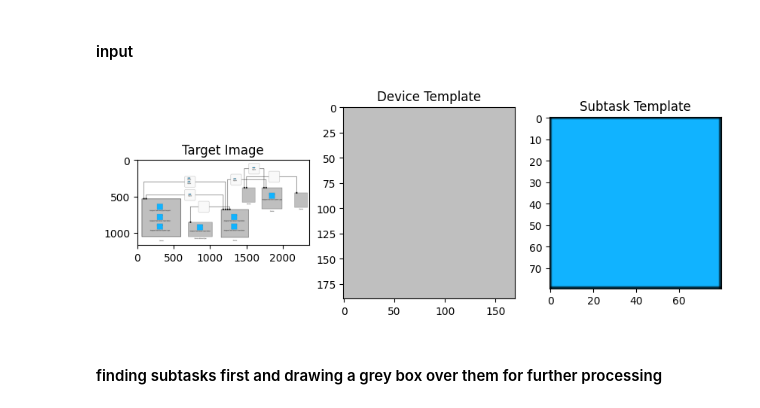
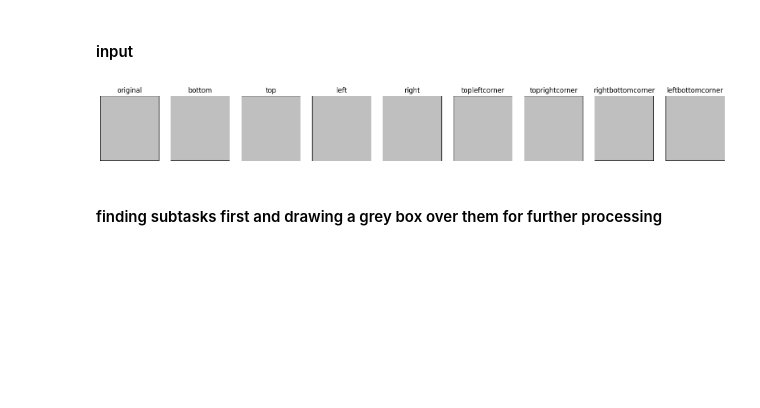
Before and after one commit to franzbanz/computervision, a Jupyter notebook: scalable_vertex_detection_allocations.ipynb, the cells around one changed output. Saved outputs shown, nothing was run; the diff lists cells and outputs as text; code cells hidden in the pictures; blank space fills up the shorter version.

```diff
--- a/scalable_vertex_detection_allocations.ipynb
+++ b/scalable_vertex_detection_allocations.ipynb
@@ -12,32 +12,43 @@ import plotly.graph_objects as go
 # %%
 activate_plotly = False # turn expensive renderings on and off
 
 # Define the paths
 target_image_path = 'images/testcase3.png' # version 2 for paper with scaled vertex
 device_template_path = 'images/device.png'
 subtask_template_path = 'images/subtask.png'
 
 target_img = cv2.imread(target_image_path)
 device_template= cv2.imread(device_template_path)
 subtask_template = cv2.imread(subtask_template_path)
 
 device_template = cv2.resize(device_template, (180, 200))
 subtask_template = cv2.resize(subtask_template, (80, 80))
 
-device_template = device_template[5:-5, 5:-5]
+# device_template = device_template[5:-5, 5:-5]
+# Generate five different templates
+
+templates = {
+    'original': device_template,
+    'bottom': cv2.resize(device_template[5:, 5:-5], (180, 200)),
+    'top': cv2.resize(device_template[:-5, 5:-5], (180, 200)),
+    'left': cv2.resize(device_template[5:-5, :-5], (180, 200)),
+    'right': cv2.resize(device_template[5:-5, 5:], (180, 200)),
+    'topleftcorner': cv2.resize(device_template[:-5, :-5], (180, 200)),
+    'toprightcorner': cv2.resize(device_template[:-5, 5:], (180, 200)),
+    'rightbottomcorner': cv2.resize(device_template[5:, 5:], (180, 200)),
+    'leftbottomcorner': cv2.resize(device_template[5:, :-5], (180, 200))
+}
+
 original_image = target_img.copy()
-
-# Draw target image, device template, and subtask template
-fig, ax = plt.subplots(1, 3, figsize=(10, 5))
-ax[0].imshow(cv2.cvtColor(target_img, cv2.COLOR_BGR2RGB))
-ax[0].set_title('Target Image')
-ax[1].imshow(cv2.cvtColor(device_template, cv2.COLOR_BGR2RGB))
-ax[1].set_title('Device Template')
-ax[2].imshow(cv2.cvtColor(subtask_template, cv2.COLOR_BGR2RGB))
-ax[2].set_title('Subtask Template')
+# Draw all five templates next to each other
+fig, axes = plt.subplots(1, 9, figsize=(20, 10))
+for ax, (key, template) in zip(axes, templates.items()):
+    ax.imshow(cv2.cvtColor(template, cv2.COLOR_BGR2RGB))
+    ax.set_title(key)
+    ax.axis('off')
 plt.show()
 # %% [output]
-[figure, old version]
+[figure, new version]
 # %% [markdown]
 #### finding subtasks first and drawing a grey box over them for further processing
 # %%
```
Also changed, not shown: parts of 21 cells of this notebook, 2 other files.
